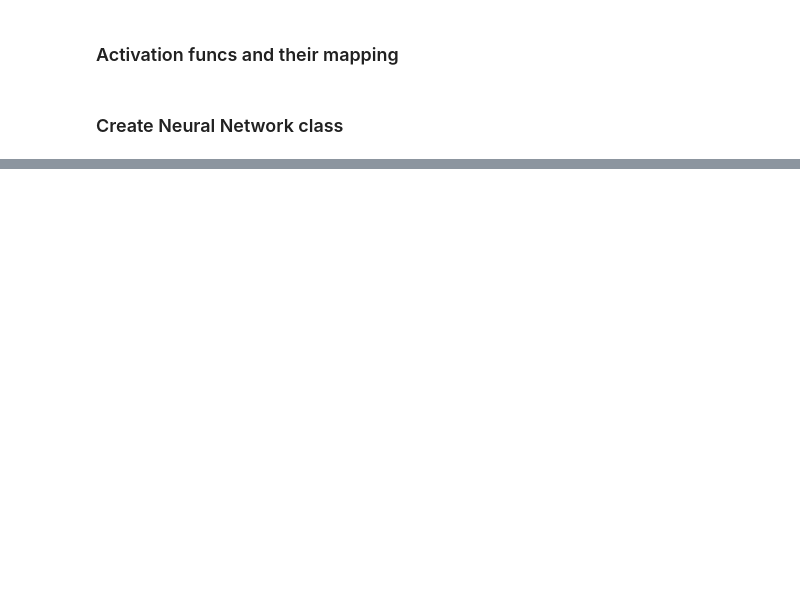
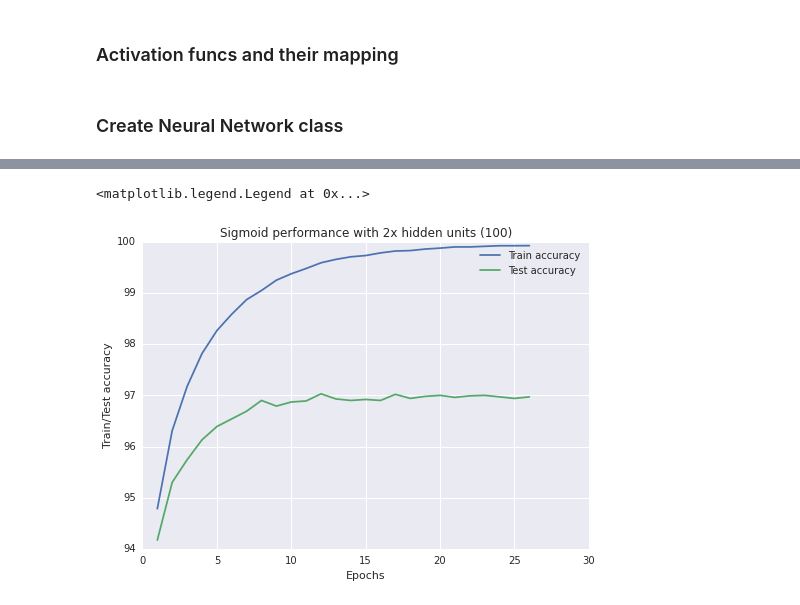
Before and after one commit to ankit2311/NeuralNetworks-CSE-253, a Jupyter notebook: Homework2/src/CS 253 HW 2.ipynb, the cells around one changed output, grey strips where cells are left out. Saved outputs shown, nothing was run; the diff lists cells and outputs as text; code cells hidden in the pictures; blank space fills up the shorter version.

```diff
--- a/Homework2/src/CS 253 HW 2.ipynb
+++ b/Homework2/src/CS 253 HW 2.ipynb
@@ -246,0 +300,14 @@ array([  3.47602321e-03,   3.54317344e-05,   2.22870847e-03,
+# %%
+x = [i+1 for i in xrange(26)]
+sigmoid_train =[94.783333333333331, 96.311666666666667, 97.173333333333332, 97.816666666666663, 98.265000000000001, 98.586666666666673, 98.87166666666667, 99.050000000000011, 99.251666666666665, 99.376666666666665, 99.480000000000004, 99.591666666666669, 99.658333333333331, 99.708333333333329, 99.733333333333334, 99.784999999999997, 99.821666666666658, 99.829999999999998, 99.859999999999999, 99.87833333333333, 99.901666666666671, 99.901666666666671, 99.913333333333327, 99.924999999999997, 99.924999999999997, 99.926666666666662]
+sigmoid_test = [94.170000000000002, 95.299999999999997, 95.740000000000009, 96.13000000000001, 96.390000000000001, 96.540000000000006, 96.689999999999998, 96.899999999999991, 96.789999999999992, 96.870000000000005, 96.890000000000001, 97.030000000000001, 96.930000000000007, 96.899999999999991, 96.920000000000002, 96.899999999999991, 97.019999999999996, 96.939999999999998, 96.980000000000004, 97.0, 96.960000000000008, 96.989999999999995, 97.0, 96.969999999999999, 96.939999999999998, 96.969999999999999]
+
+sns.plt.xlabel("Epochs")
+sns.plt.ylabel("Train/Test accuracy")
+sns.plt.plot(x, sigmoid_train,  label = "Train accuracy" )
+sns.plt.plot(x, sigmoid_test,  label = "Test accuracy" )
+sns.plt.title("Sigmoid performance with 2x hidden units (100)")
+sns.plt.legend()
+# %% [output]
+<matplotlib.legend.Legend at 0x...>
+[figure, added]
```
Also changed, not shown: parts of 47 cells of this notebook.
